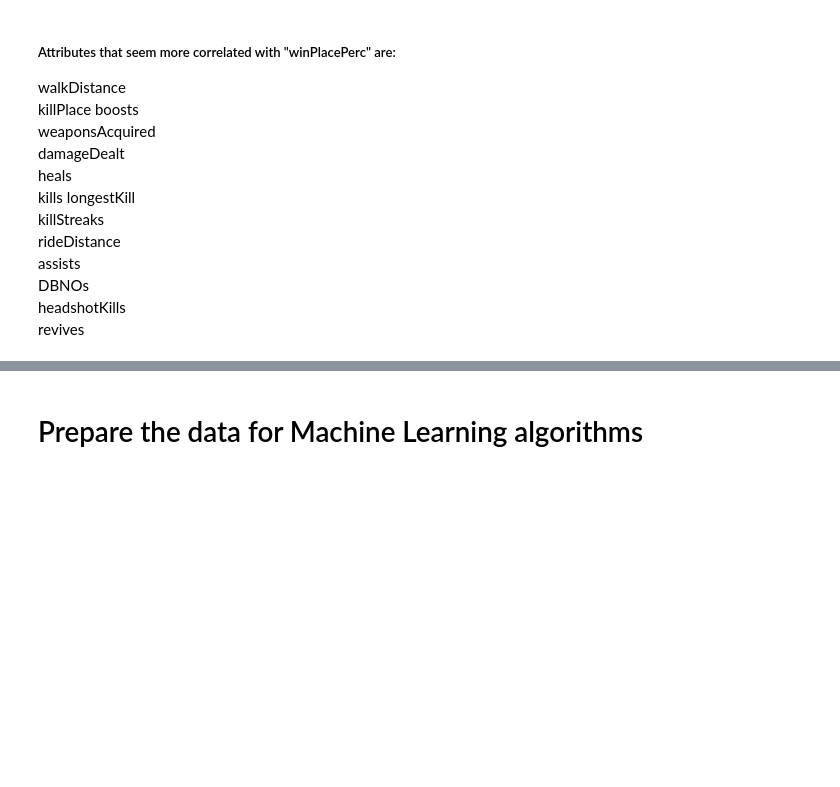
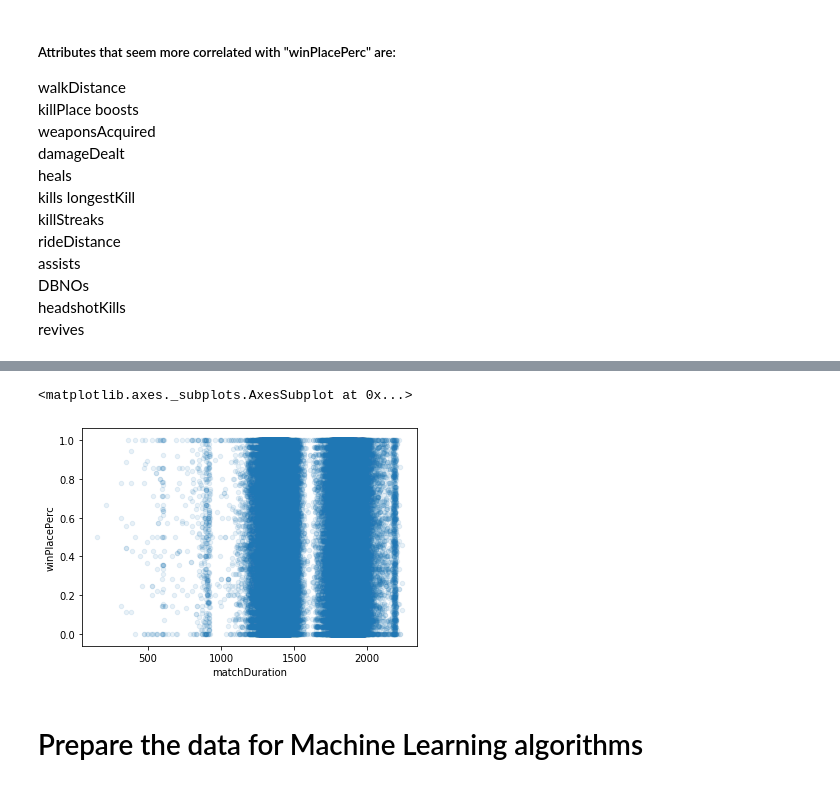
Before and after one commit to envilk/PredictingPUBGplacement, a Jupyter notebook: PUBG.ipynb, the cells around one changed output, grey strips where cells are left out. Cells and saved outputs as stored; diff of their text form; code cells hidden in the pictures; blank space fills up the shorter version.

```diff
--- a/PUBG.ipynb
+++ b/PUBG.ipynb
@@ -98,5 +207,8 @@ revives
 # %%
-#training_copy.plot(kind="scatter", x="matchDuration", y="winPlacePerc",alpha=0.1)
+training_copy.plot(kind="scatter", x="matchDuration", y="winPlacePerc",alpha=0.1)
+# %% [output]
+<matplotlib.axes._subplots.AxesSubplot at 0x...>
+[figure, added]
 # %% [markdown]
 # Prepare the data for Machine Learning algorithms
 # %% [markdown]
```
Also changed, not shown: parts of 39 cells of this notebook.
